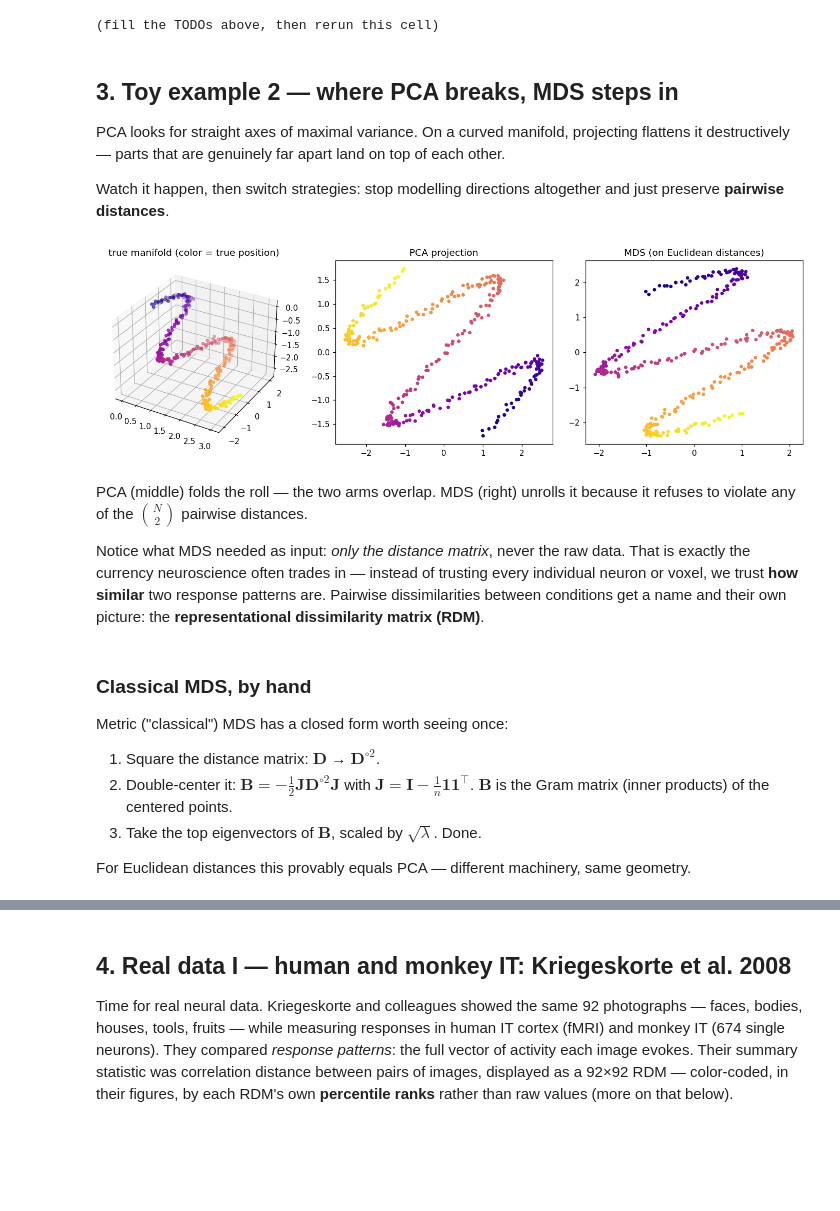
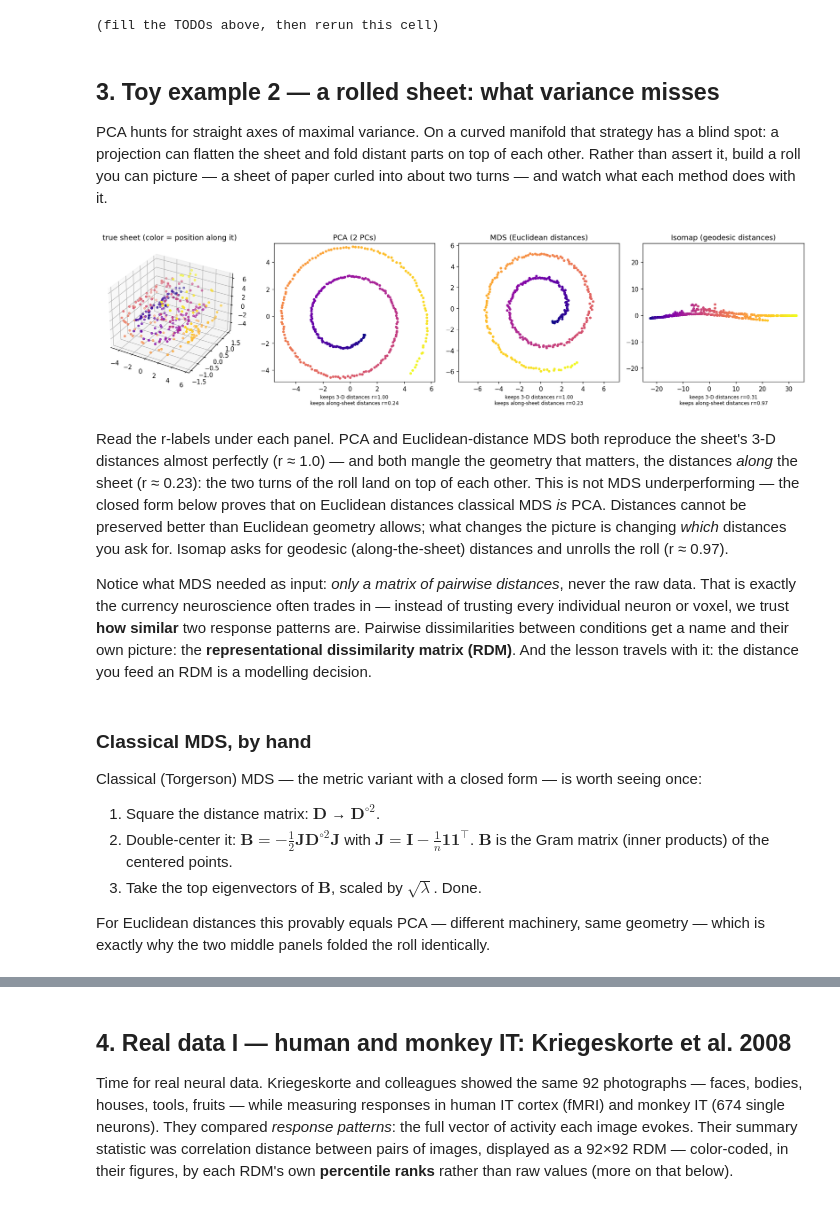
Before and after one commit to qihongl/NS5007-week5, a Jupyter notebook: pca_mds.ipynb, the cells around one changed output, grey strips where cells are left out. Drawn from its saved outputs; the diff is of its cells as text; code cells hidden in the pictures; blank space fills up the shorter version.

```diff
--- a/pca_mds.ipynb
+++ b/pca_mds.ipynb
@@ -152,7 +116,7 @@ def make_blobs(n_per=60, n_dims=10, seed=42):
     pts2d = np.repeat(centers, n_per, axis=0) \
             + rng.normal(scale=1.0, size=(n_per*3, 2))
     W = rng.normal(size=(2, n_dims))                           # random mixing matrix
-    X = pts2d @ W + rng.normal(scale=0.5, size=(n_per*3, n_dims))
+    X = pts2d @ W + rng.normal(scale=1.5, size=(n_per*3, n_dims))
     y = np.repeat([0, 1, 2], n_per)
     return X, y
 
@@ -221,53 +185,56 @@ else:
 # %% [output]
 (fill the TODOs above, then rerun this cell)
 # %% [markdown]
-## 3. Toy example 2 — where PCA breaks, MDS steps in
+## 3. Toy example 2 — a rolled sheet: what variance misses
 
-PCA looks for straight axes of maximal variance. On a curved manifold, projecting flattens it destructively — parts that are genuinely far apart land on top of each other.
-
-Watch it happen, then switch strategies: stop modelling directions altogether and just preserve **pairwise distances**.
+PCA hunts for straight axes of maximal variance. On a curved manifold that strategy has a blind spot: a projection can flatten the sheet and fold distant parts on top of each other. Rather than assert it, build a roll you can picture — a sheet of paper curled into about two turns — and watch what each method does with it.
 # %%
-# a rolled-up sheet: intrinsically 2D, embedded in 3D
-t = np.linspace(0, 4*np.pi, 300)
-theta = 0.7                                  # how tightly curled up it is
-sheet = np.stack([t / np.pi, 2*np.sin(t)], axis=1)
-rot = np.array([[np.cos(theta), 0, np.sin(theta)],
-                [0,           1,           0],
-                [-np.sin(theta), 0, np.cos(theta)]])
-X_roll = (np.pad(sheet, ((0, 0), (0, 1))) @ rot.T)
-X_roll += rng.normal(scale=0.05, size=X_roll.shape)   # measurement noise
+# a rolled-up sheet: a 2-D sheet curled into a roll, living in 3-D
+rng_roll = np.random.default_rng(42)
+t = np.linspace(np.pi/2, np.pi/2 + 4*np.pi, 300)   # position along the sheet (~2 turns)
+r = 1.2 + 0.35 * t                                  # coil radius -> adjacent coils ~2.2 apart
+v = rng_roll.uniform(-1.5, 1.5, 300)                # width of the sheet
+X_roll = np.c_[r * np.cos(t), v, r * np.sin(t)]
+X_roll += rng_roll.normal(scale=0.03, size=X_roll.shape)   # measurement noise
 
-fig = plt.figure(figsize=(13, 4))
-ax = fig.add_subplot(131, projection='3d')
-ax.scatter(*X_roll.T, c=t, cmap='plasma', s=12)
-ax.set_title('true manifold (color = true position)')
+D_along = pdist(np.c_[t, np.zeros_like(t)])         # distance measured ALONG the sheet
 
-proj_pca = PCA(2).fit_transform(X_roll)
-plt.subplot(132)
-plt.scatter(proj_pca[:, 0], proj_pca[:, 1], c=t, cmap='plasma', s=12)
-plt.title('PCA projection')
+pca2     = PCA(2).fit_transform(X_roll)
+emb_euc  = run_mds(X_roll)                          # MDS on Euclidean distances
+iso_roll = Isomap(n_components=2).fit_transform(X_roll)   # MDS on geodesic distances
 
-emb_euc = MDS(n_components=2, dissimilarity='euclidean',
-              random_state=42, normalized_stress='auto').fit_transform(X_roll)
-plt.subplot(133)
-plt.scatter(emb_euc[:, 0], emb_euc[:, 1], c=t, cmap='plasma', s=12)
-plt.title('MDS (on Euclidean distances)')
+fig = plt.figure(figsize=(16.5, 4.2))
+ax = fig.add_subplot(141, projection='3d')
+ax.scatter(*X_roll.T, c=t, cmap='plasma', s=10)
+ax.set_title('true sheet (color = position along it)')
+
+panels = [(pca2, 'PCA (2 PCs)'),
+          (emb_euc, 'MDS (Euclidean distances)'),
+          (iso_roll, 'Isomap (geodesic distances)')]
+for k, (E, ttl) in enumerate(panels):
+    plt.subplot(1, 4, k + 2)
+    plt.scatter(E[:, 0], E[:, 1], c=t, cmap='plasma', s=10)
+    plt.title(ttl); plt.axis('equal')
+    r3  = np.corrcoef(pdist(E), pdist(X_roll))[0, 1]
+    ral = np.corrcoef(pdist(E), D_along)[0, 1]
+    plt.xlabel(f'keeps 3-D distances r={r3:.2f}\nkeeps along-sheet distances r={ral:.2f}',
+               fontsize=8)
 plt.tight_layout();
 # %% [output]
-[figure, old version]
+[figure, new version]
 # %% [markdown]
-PCA (middle) folds the roll — the two arms overlap. MDS (right) unrolls it because it refuses to violate any of the $\binom{N}{2}$ pairwise distances.
+Read the r-labels under each panel. PCA and Euclidean-distance MDS both reproduce the sheet's 3-D distances almost perfectly (r ≈ 1.0) — and both mangle the geometry that matters, the distances *along* the sheet (r ≈ 0.23): the two turns of the roll land on top of each other. This is not MDS underperforming — the closed form below proves that on Euclidean distances classical MDS *is* PCA. Distances cannot be preserved better than Euclidean geometry allows; what changes the picture is changing *which* distances you ask for. Isomap asks for geodesic (along-the-sheet) distances and unrolls the roll (r ≈ 0.97).
 
-Notice what MDS needed as input: *only the distance matrix*, never the raw data. That is exactly the currency neuroscience often trades in — instead of trusting every individual neuron or voxel, we trust **how similar** two response patterns are. Pairwise dissimilarities between conditions get a name and their own picture: the **representational dissimilarity matrix (RDM)**.
+Notice what MDS needed as input: *only a matrix of pairwise distances*, never the raw data. That is exactly the currency neuroscience often trades in — instead of trusting every individual neuron or voxel, we trust **how similar** two response patterns are. Pairwise dissimilarities between conditions get a name and their own picture: the **representational dissimilarity matrix (RDM)**. And the lesson travels with it: the distance you feed an RDM is a modelling decision.
 # %% [markdown]
 ### Classical MDS, by hand
 
-Metric ("classical") MDS has a closed form worth seeing once:
+Classical (Torgerson) MDS — the metric variant with a closed form — is worth seeing once:
 1. Square the distance matrix: $\mathbf{D}$ → $\mathbf{D}^{\circ 2}$.
 2. Double-center it: $\mathbf{B} = -\tfrac{1}{2}\mathbf{J}\mathbf{D}^{\circ 2}\mathbf{J}$ with $\mathbf{J}=\mathbf{I}-\frac{1}{n}\mathbf{1}\mathbf{1}^\top$. $\mathbf{B}$ is the Gram matrix (inner products) of the centered points.
 3. Take the top eigenvectors of $\mathbf{B}$, scaled by $\sqrt{\lambda}$. Done.
 
-For Euclidean distances this provably equals PCA — different machinery, same geometry.
+For Euclidean distances this provably equals PCA — different machinery, same geometry — which is exactly why the two middle panels folded the roll identically.
 # %%
 def classical_mds(D, k=2):
     '''Classical MDS from a square distance matrix -> k-D coordinates.'''
```
Also changed, not shown: parts of 29 cells of this notebook, 8 other files.
